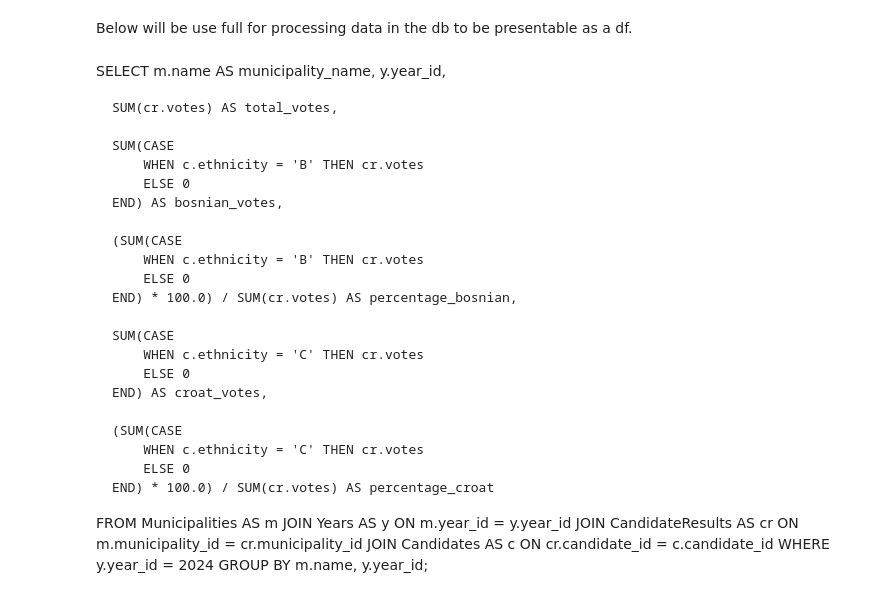
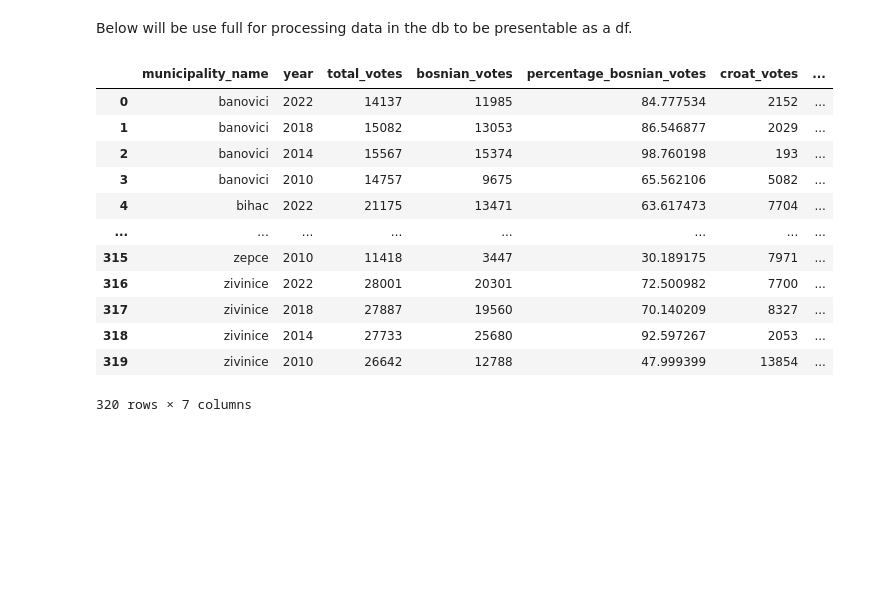
Before and after one commit to bakirgrbic/bih-entity-analysis, a Jupyter notebook: notebooks/FBiH Merge Processed Data.ipynb, the cells around one changed output. Saved outputs shown, nothing was run; the diff lists cells and outputs as text; code cells hidden in the pictures; blank space fills up the shorter version.

Commit message:
merged all data into one table

```diff
--- a/notebooks/FBiH Merge Processed Data.ipynb
+++ b/notebooks/FBiH Merge Processed Data.ipynb
@@ -166,42 +168,3 @@ Most of the data is available from `2012` to `2023`.
 ## Transform and Merge Political data
 # %% [markdown]
 Below will be use full for processing data in the db to be presentable as a df.
-# %% [markdown]
-SELECT
-    m.name AS municipality_name,
-    y.year_id,
-
-    SUM(cr.votes) AS total_votes,
-
-    SUM(CASE
-        WHEN c.ethnicity = 'B' THEN cr.votes
-        ELSE 0
-    END) AS bosnian_votes,
-
-    (SUM(CASE
-        WHEN c.ethnicity = 'B' THEN cr.votes
-        ELSE 0
-    END) * 100.0) / SUM(cr.votes) AS percentage_bosnian,
-
-    SUM(CASE
-        WHEN c.ethnicity = 'C' THEN cr.votes
-        ELSE 0
-    END) AS croat_votes,
-
-    (SUM(CASE
-        WHEN c.ethnicity = 'C' THEN cr.votes
-        ELSE 0
-    END) * 100.0) / SUM(cr.votes) AS percentage_croat
-
-FROM
-    Municipalities AS m
-JOIN
-    Years AS y ON m.year_id = y.year_id
-JOIN
-    CandidateResults AS cr ON m.municipality_id = cr.municipality_id
-JOIN
-    Candidates AS c ON cr.candidate_id = c.candidate_id
-WHERE
-    y.year_id = 2024
-GROUP BY
-    m.name, y.year_id;
@@ -207,0 +222,16 @@ GROUP BY
+# %%
+pol_df
+# %% [output]
+|  | municipality_name | year | total_votes | bosnian_votes | percentage_bosnian_votes | croat_votes | ... |
+| 0 | banovici | 2022 | 14137 | 11985 | 84.777534 | 2152 | ... |
+| 1 | banovici | 2018 | 15082 | 13053 | 86.546877 | 2029 | ... |
+| 2 | banovici | 2014 | 15567 | 15374 | 98.760198 | 193 | ... |
+| 3 | banovici | 2010 | 14757 | 9675 | 65.562106 | 5082 | ... |
+| 4 | bihac | 2022 | 21175 | 13471 | 63.617473 | 7704 | ... |
+| ... | ... | ... | ... | ... | ... | ... | ... |
+| 315 | zepce | 2010 | 11418 | 3447 | 30.189175 | 7971 | ... |
+| 316 | zivinice | 2022 | 28001 | 20301 | 72.500982 | 7700 | ... |
+| 317 | zivinice | 2018 | 27887 | 19560 | 70.140209 | 8327 | ... |
+| 318 | zivinice | 2014 | 27733 | 25680 | 92.597267 | 2053 | ... |
+| 319 | zivinice | 2010 | 26642 | 12788 | 47.999399 | 13854 | ... |
+320 rows × 7 columns
```
Also changed, not shown: parts of 8 cells of this notebook, 2 other files.
